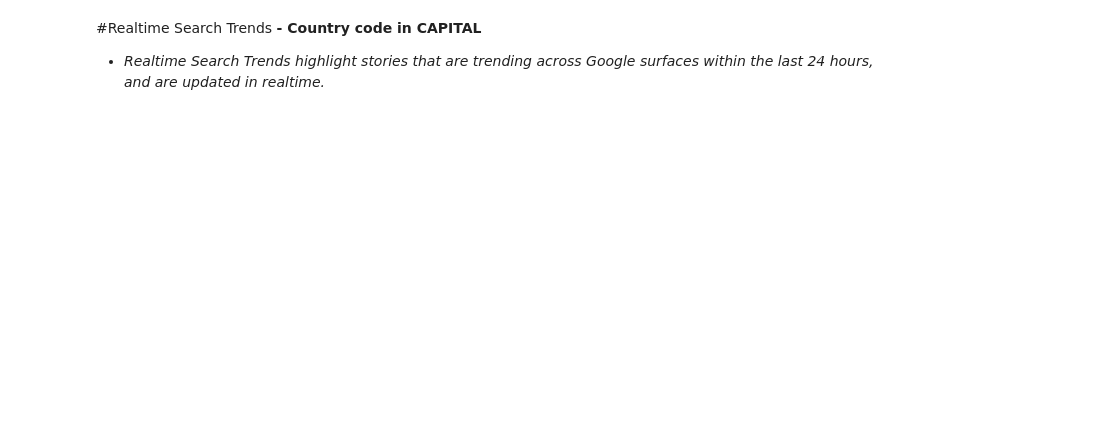
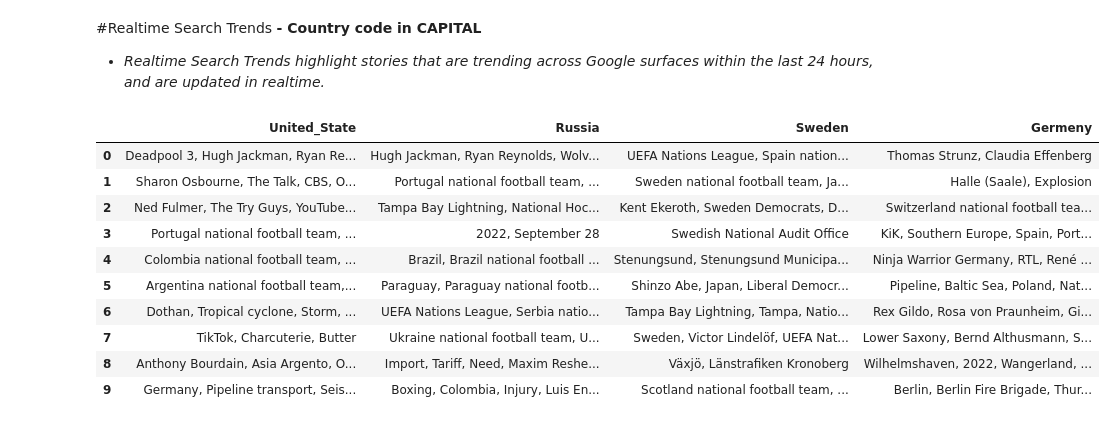
Before and after one commit to mrchapagain/GoogleTrendAnalytics, a Jupyter notebook: GoogleTrends.ipynb, the cells around one changed output. Saved outputs shown, nothing was run; the diff lists cells and outputs as text; code cells hidden in the pictures; blank space fills up the shorter version.

```diff
--- a/GoogleTrends.ipynb
+++ b/GoogleTrends.ipynb
@@ -370,10 +376,11 @@ gt_topics_ofthe_year()
 -The` "pn"` argument specifies the geographical location, the name of country in small letter.
 # %%
 # Functing to get latest trending searches
-def latest_trending_searches(country_list):
+def latest_trending_searches(country_dict):
   df_trends= pd.DataFrame()# Empty dataframe
-  for country in country_list:
-    df_trends[country] = trends.trending_searches(pn=country)
+  for country_key, country_val in country_dict.items():
+    df_trends[country_key] = trends.trending_searches(pn= country_val)
   return df_trends.head(5)
 
-latest_trending_searches(["denmark", "united_states", "sweden", "india"])
+country_dict= {"Denmark":"denmark", "United_State":"united_states", "Sweden":"sweden", "India":"india"}
+latest_trending_searches(country_dict)
@@ -385,14 +399,24 @@ latest_trending_searches(["denmark", "united_states", "sweden", "india"])
 # %%
 # Function for Realtime Search Trends
 def realtime_search_trends(country_dict):
-  trends= gt_playload()
   df_trends= pd.DataFrame()# Empty dataframe
 
   for country_key, country_val in country_dict.items():
-    df_trends[country_val] = trends.realtime_trending_searches(pn=country_key)["title"]
+    df_trends[country_key] = trends.realtime_trending_searches(pn=country_val)["title"]
 
   return df_trends.head(10)
 
-country_dict= {"US":"United_State", "RU":"Russia", "SE":"Sweden", "DE":"Germeny"}
+country_dict= {"United_State":"US", "Russia":"RU", "Sweden":"SE", "Germeny":"DE"}
 realtime_search_trends(country_dict)
-#trends.realtime_trending_searches(pn="US")["title"]
+# %% [output]
+|  | United_State | Russia | Sweden | Germeny |
+| 0 | Deadpool 3, Hugh Jackman, Ryan Re... | Hugh Jackman, Ryan Reynolds, Wolv... | UEFA Nations League, Spain nation... | Thomas Strunz, Claudia Effenberg |
+| 1 | Sharon Osbourne, The Talk, CBS, O... | Portugal national football team, ... | Sweden national football team, Ja... | Halle (Saale), Explosion |
+| 2 | Ned Fulmer, The Try Guys, YouTube... | Tampa Bay Lightning, National Hoc... | Kent Ekeroth, Sweden Democrats, D... | Switzerland national football tea... |
+| 3 | Portugal national football team, ... | 2022, September 28 | Swedish National Audit Office | KiK, Southern Europe, Spain, Port... |
+| 4 | Colombia national football team, ... | Brazil, Brazil national football ... | Stenungsund, Stenungsund Municipa... | Ninja Warrior Germany, RTL, René ... |
+| 5 | Argentina national football team,... | Paraguay, Paraguay national footb... | Shinzo Abe, Japan, Liberal Democr... | Pipeline, Baltic Sea, Poland, Nat... |
+| 6 | Dothan, Tropical cyclone, Storm, ... | UEFA Nations League, Serbia natio... | Tampa Bay Lightning, Tampa, Natio... | Rex Gildo, Rosa von Praunheim, Gi... |
+| 7 | TikTok, Charcuterie, Butter | Ukraine national football team, U... | Sweden, Victor Lindelöf, UEFA Nat... | Lower Saxony, Bernd Althusmann, S... |
+| 8 | Anthony Bourdain, Asia Argento, O... | Import, Tariff, Need, Maxim Reshe... | Växjö, Länstrafiken Kronoberg | Wilhelmshaven, 2022, Wangerland, ... |
+| 9 | Germany, Pipeline transport, Seis... | Boxing, Colombia, Injury, Luis En... | Scotland national football team, ... | Berlin, Berlin Fire Brigade, Thur... |
```
Also changed, not shown: parts of 2 cells of this notebook.
